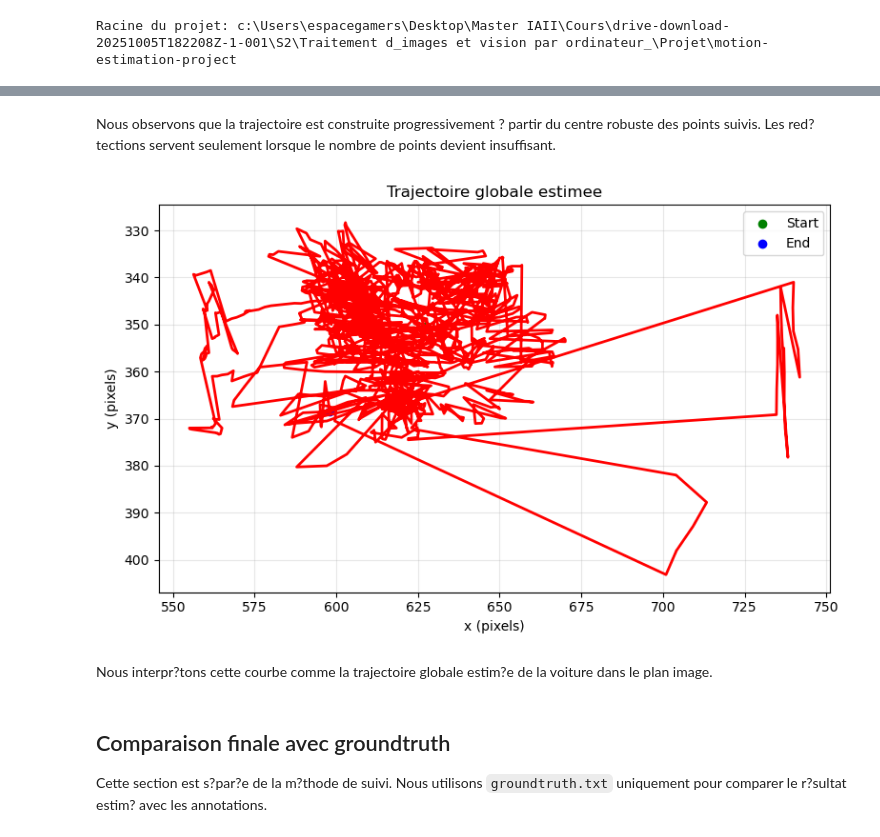
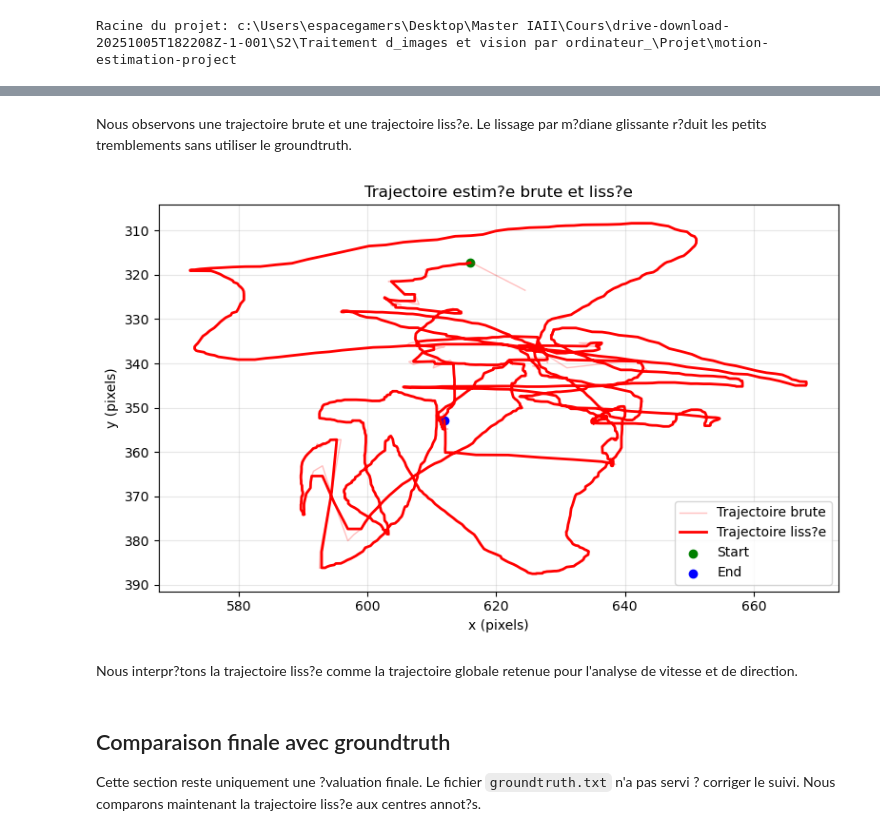
Before and after one commit to omarzinane1/motion-estimation-project, a Jupyter notebook: notebooks/05_trajectory_extraction.ipynb, the cells around one changed output, grey strips where cells are left out. Cells and saved outputs as stored; diff of their text form; code cells hidden in the pictures.

```diff
--- a/notebooks/05_trajectory_extraction.ipynb
+++ b/notebooks/05_trajectory_extraction.ipynb
@@ -169,16 +178,41 @@ Frame 1600: centre=(622.0, 367.5), points=14
-# %% [markdown]
-Nous observons que la trajectoire est construite progressivement ? partir du centre robuste des points suivis. Les red?tections servent seulement lorsque le nombre de points devient insuffisant.
-# %%
-fig = plot_trajectory(trajectory_df, save_path=PLOTS_DIR / "trajectory_2d.png")
-plt.show()
-# %% [output]
-[figure, removed]
-# %% [markdown]
-Nous interpr?tons cette courbe comme la trajectoire globale estim?e de la voiture dans le plan image.
-# %% [markdown]
-## Comparaison finale avec groundtruth
-
-Cette section est s?par?e de la m?thode de suivi. Nous utilisons `groundtruth.txt` uniquement pour comparer le r?sultat estim? avec les annotations.
+# %% [markdown]
+Nous observons une trajectoire brute et une trajectoire liss?e. Le lissage par m?diane glissante r?duit les petits tremblements sans utiliser le groundtruth.
+# %%
+fig, ax = plt.subplots(figsize=(8, 5))
+ax.plot(
+    trajectory_df["center_x"],
+    trajectory_df["center_y"],
+    color="red",
+    alpha=0.25,
+    linewidth=1,
+    label="Trajectoire brute",
+)
+ax.plot(
+    trajectory_df["center_x_smooth"],
+    trajectory_df["center_y_smooth"],
+    color="red",
+    linewidth=2,
+    label="Trajectoire liss?e",
+)
+ax.scatter(trajectory_df["center_x_smooth"].iloc[0], trajectory_df["center_y_smooth"].iloc[0], color="green", label="Start")
+ax.scatter(trajectory_df["center_x_smooth"].iloc[-1], trajectory_df["center_y_smooth"].iloc[-1], color="blue", label="End")
+ax.set_title("Trajectoire estim?e brute et liss?e")
+ax.set_xlabel("x (pixels)")
+ax.set_ylabel("y (pixels)")
+ax.invert_yaxis()
+ax.grid(True, alpha=0.3)
+ax.legend()
+plt.tight_layout()
+plt.savefig(PLOTS_DIR / "trajectory_2d.png", dpi=150, bbox_inches="tight")
+plt.show()
+# %% [output]
+[figure, added]
+# %% [markdown]
+Nous interpr?tons la trajectoire liss?e comme la trajectoire globale retenue pour l'analyse de vitesse et de direction.
+# %% [markdown]
+## Comparaison finale avec groundtruth
+
+Cette section reste uniquement une ?valuation finale. Le fichier `groundtruth.txt` n'a pas servi ? corriger le suivi. Nous comparons maintenant la trajectoire liss?e aux centres annot?s.
 # %%
 gt_df = compute_groundtruth_centers(DATA_DIR / "groundtruth.txt")
 comparison_df = compare_trajectory_with_groundtruth(trajectory_df, gt_df)
```
Also changed, not shown: parts of 15 cells of this notebook, 15 other files.
